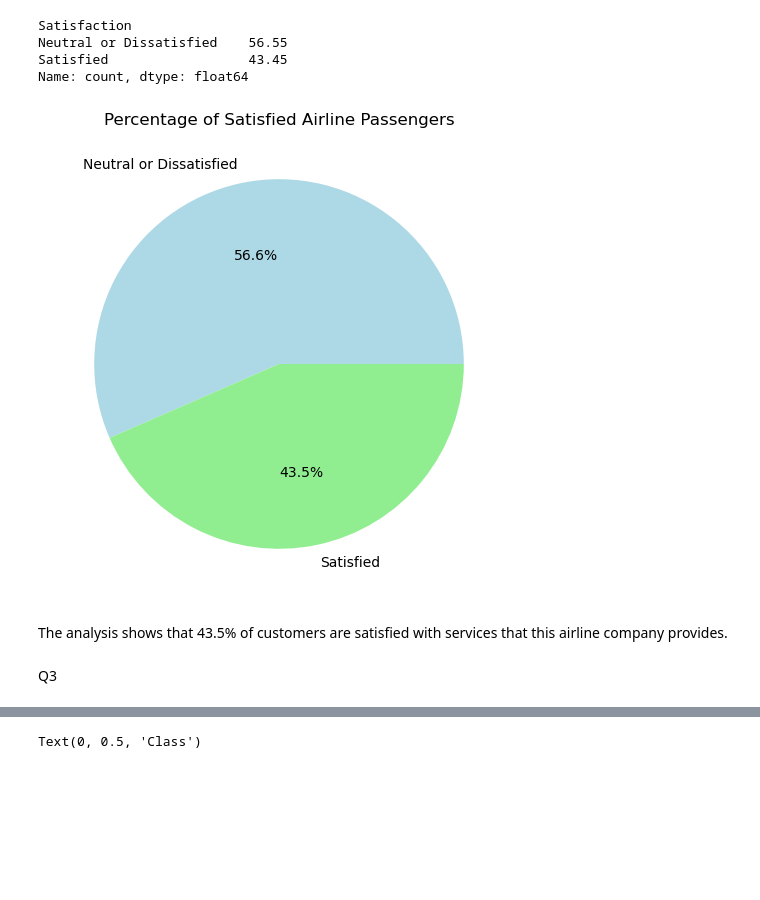
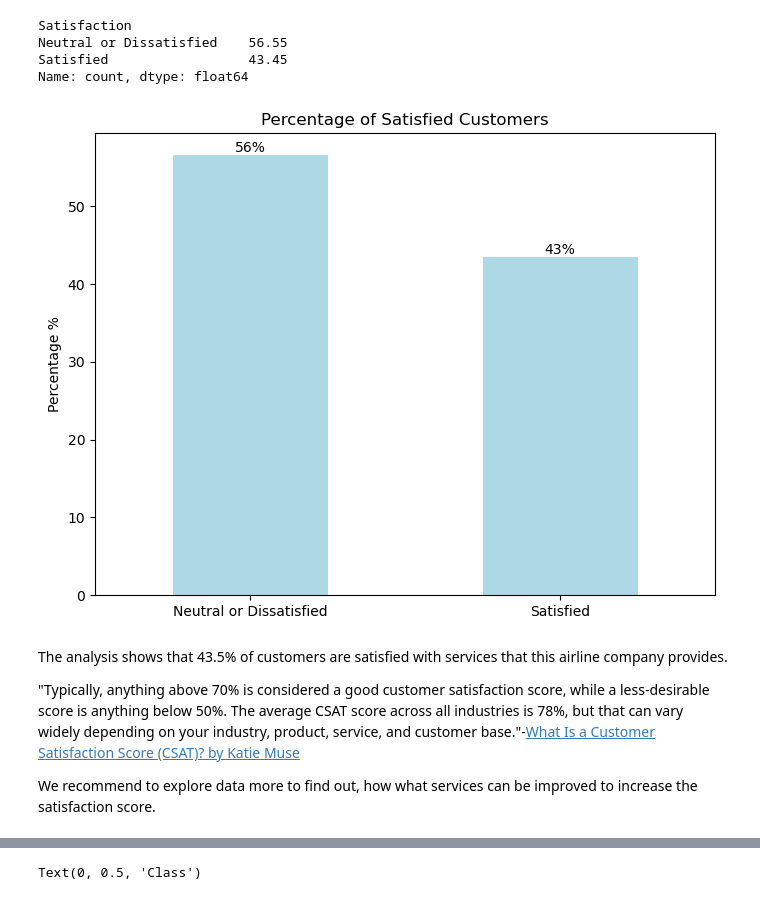
Before and after one commit to samamaryna/team_project, a Jupyter notebook: Project_2.ipynb, the cells around one changed output, grey strips where cells are left out. Saved outputs shown, nothing was run; the diff lists cells and outputs as text; code cells hidden in the pictures; blank space fills up the shorter version.

Commit message:
Add analysisto Q1

```diff
--- a/Project_2.ipynb
+++ b/Project_2.ipynb
@@ -110,15 +119,3 @@ Satisfaction
 Neutral or Dissatisfied    56.55
 Satisfied                  43.45
 Name: count, dtype: float64
-# %%
-plt.figure(figsize=(8, 6))
-satisf_percentages.plot(kind='pie', autopct='%1.1f%%', colors=['lightblue', 'lightgreen'])
-plt.title('Percentage of Satisfied Airline Passengers')
-plt.ylabel('')
-plt.show()
-# %% [output]
-[figure, removed]
-# %% [markdown]
-The analysis shows that 43.5% of customers are satisfied with services that this airline company provides.
-# %% [markdown]
-Q3
@@ -127,0 +122,35 @@ import seaborn as sns
+# %%
+#to create a figure for our future visual:
+plt.figure(figsize=(8, 6))
+
+#to create a graph and assign the type of graph and color:
+bars = satisf_percentages.plot(kind='bar', color='lightblue')
+
+#to assign the title and ylabel:
+plt.title('Percentage of Satisfied Customers')
+plt.ylabel('Percentage %')
+
+#to leave xlabel empty:
+plt.xlabel('')
+
+#to assign the rotation for ticks to 0:
+plt.xticks(rotation=0)
+
+#to place percentage values on top of the bars
+for bar in bars.patches:
+    yval = bar.get_height()
+    plt.text(bar.get_x() + bar.get_width()/2.0,
+            yval,
+            f'{int(yval)}%',
+            ha='center',
+            va='bottom')
+
+plt.show()
+# %% [output]
+[figure, added]
+# %% [markdown]
+The analysis shows that 43.5% of customers are satisfied with services that this airline company provides.
+
+"Typically, anything above 70% is considered a good customer satisfaction score, while a less-desirable score is anything below 50%. The average CSAT score across all industries is 78%, but that can vary widely depending on your industry, product, service, and customer base."-[What Is a Customer Satisfaction Score (CSAT)? by Katie Muse](https://www.salesforce.com/service/customer-service-incident-management/customer-satisfaction-score/)
+
+We recommend to explore data more to find out, how what services can be improved to increase the satisfaction score.
```
Also changed, not shown: parts of 21 cells of this notebook.
